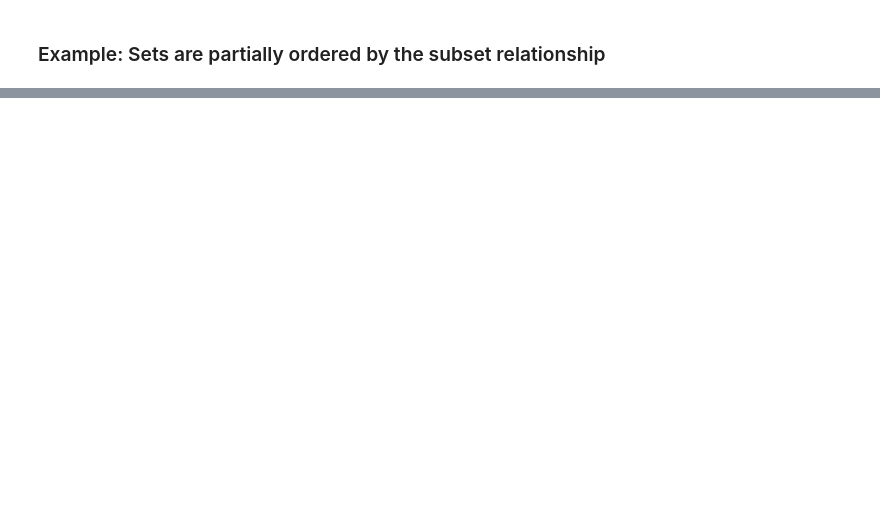
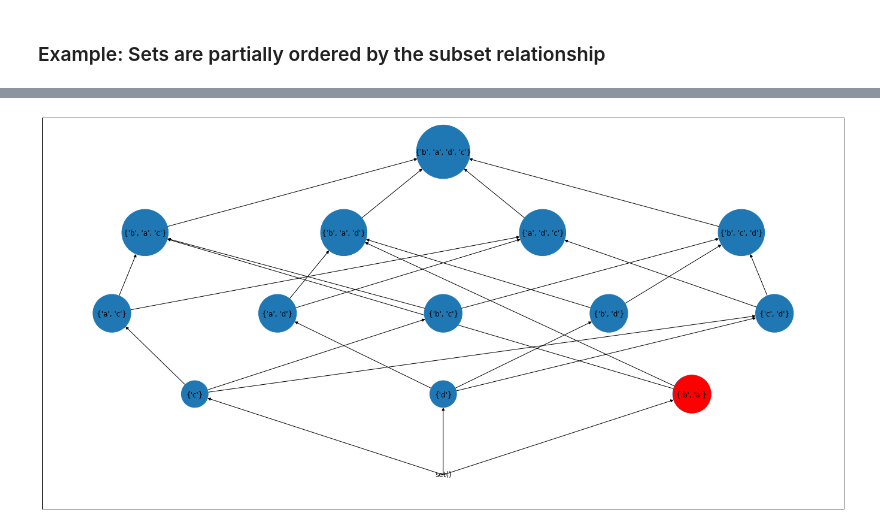
Before and after one commit to SimonHegele/hasseNetworkx, a Jupyter notebook: Demo.ipynb, the cells around one changed output, grey strips where cells are left out. Cells and saved outputs as stored; diff of their text form; code cells hidden in the pictures; blank space fills up the shorter version.

```diff
--- a/Demo.ipynb
+++ b/Demo.ipynb
@@ -55,0 +73,25 @@ matplotlib.pyplot.show()
+# %%
+# Defining the elements and their relationships
+sets = [set(),
+        set('c'), set('d'),
+        set('ab'), set('ac'), set('ad'), set('bc'), set('bd'), set('cd'),
+        set('abc'), set('abd'), set('acd'), set('bcd'),
+        set('abcd')]
+
+subset_relationships = [(str(s1),str(s2)) for s1 in sets for s2 in sets if ((s1 != s2) and (s1.issubset(s2)))]
+
+# Defining the Graph object
+Graph = networkx.DiGraph()
+Graph.add_nodes_from([str(s) for s in sets])
+Graph.add_edges_from(subset_relationships)
+
+# Editing of the graph object (Removing edges implied by transitivity)
+Graph = hasseNetworkx.transitivity_elimination(Graph)
+
+# Plotting with automated / default layering
+matplotlib.pyplot.figure(figsize=(24, 12))
+networkx.draw_networkx(Graph, node_size=[len(eval(node))*2000 for node in Graph.nodes()], pos=hasseNetworkx.layout(Graph))
+networkx.draw_networkx_nodes(Graph, pos=hasseNetworkx.layout(Graph), nodelist=[str({'a','b'})], node_color='red', node_size=4000)
+matplotlib.pyplot.show()
+# %% [output]
+[figure, added]
```
Also changed, not shown: parts of 10 cells of this notebook, 1 other file.
